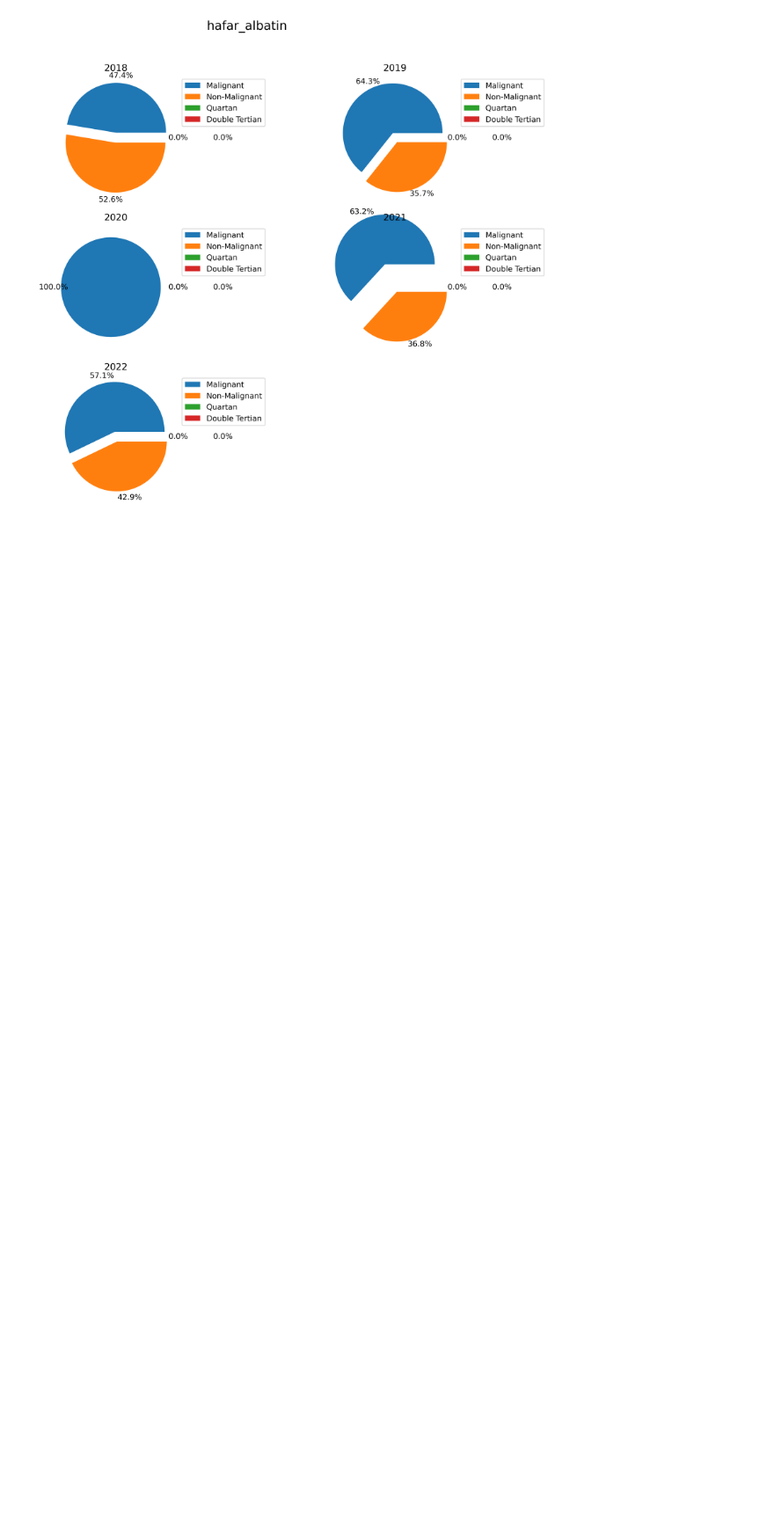
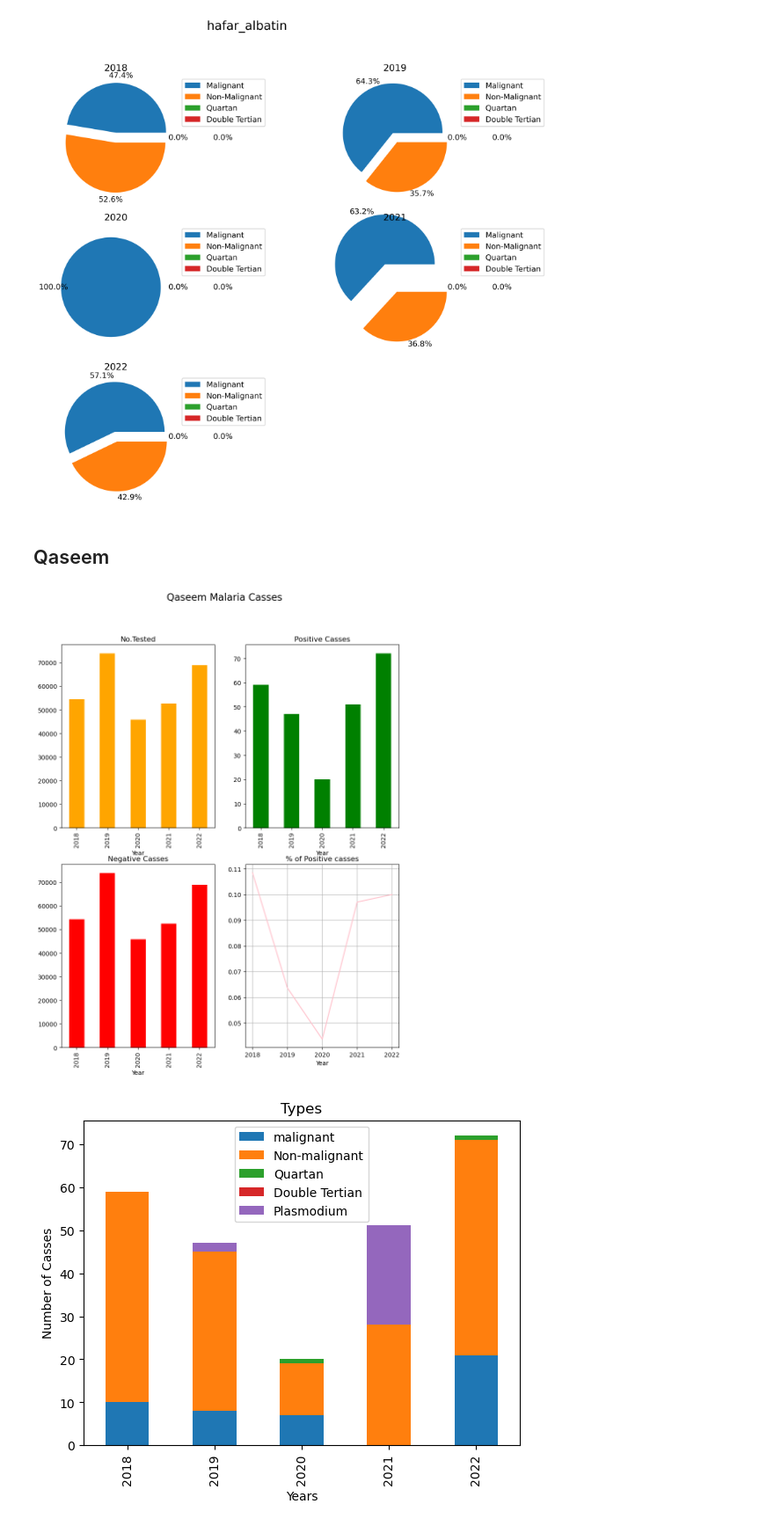
Before and after one commit to Ahmad-Noct/malariaKSA, a Jupyter notebook: main.ipynb, the cells around one changed output. Shown at 88% size. Drawn from its saved outputs; the diff is of its cells as text; code cells hidden in the pictures; blank space fills up the shorter version.

Commit message:
added qaseem

```diff
--- a/main.ipynb
+++ b/main.ipynb
@@ -359,3 +363,21 @@ hafar_albatindf.to_csv("province/hafar_albatin.csv")
+# %%
+qaseemdf = pd.DataFrame(columns=['No.Tested', 'Pos Casses',
+                                 'Neg Casses', '% of Pos',
+                                 'malignant', 'Non-malignant',
+                                 'Quartan', 'Double Tertian',
+                                 'Plasmodium', 'local',
+                                 'Introduced', 'Alien',
+                                 'Non-catagorized', 'regressive'])
+
+qaseemdf.loc['2018'] = df18.loc['Qaseem']
+qaseemdf.loc['2019'] = df19.loc['Qaseem']
+qaseemdf.loc['2020'] = df20.loc['Qaseem']
+qaseemdf.loc['2021'] = df21.loc['Qaseem']
+qaseemdf.loc['2022'] = df22.loc['Qaseem']
+
+qaseemdf = qaseemdf.fillna(0)
+
+qaseemdf.to_csv("province/qaseem.csv")
 # %% [markdown]
 # Visualizing each Province
 # %% [markdown]
@@ -722,3 +744,61 @@ fig.savefig('province_graph/hafar_albatinpie.png')
 [figure]
 [figure]
 [figure]
+# %% [markdown]
+## Qaseem
+# %%
+fig, axes = plt.subplots(figsize=(10,12), nrows=2, ncols=2)
+
+fig.suptitle('Qaseem Malaria Casses', fontsize=16)
+qaseemdf["No.Tested"].plot(ax=axes[0,0], kind='bar', color = 'orange'
+                            , xlabel = 'Year', title = 'No.Tested')
+qaseemdf["Pos Casses"].plot(ax=axes[0,1], kind='bar', color = 'Green'
+                            , xlabel = 'Year', title = 'Positive Casses')
+qaseemdf["Neg Casses"].plot(ax=axes[1,0], kind='bar', color = 'Red'
+                            , xlabel = 'Year', title = 'Negative Casses')
+qaseemdf["% of Pos"].plot(ax=axes[1,1], color = 'Pink'
+                            , xlabel = 'Year', title = '% of Positive casses', grid = True)
+fig.savefig('province_graph/qaseemsub.png')
+
+qaseemdf[['malignant','Non-malignant','Quartan','Double Tertian','Plasmodium']].plot(kind = 'bar', stacked = True, xlabel = 'Years' ,
+                                                                                    title = 'Types', ylabel = 'Number of Casses')
+plt.savefig('province_graph/qaseemcata.png')
+
+qaseemdf[['local','Alien','Non-catagorized']].plot(kind = 'bar', stacked = True, xlabel = 'Years' ,
+                                                                                    title = 'Types of Residency', ylabel = 'Number of Casses')
+plt.savefig('province_graph/qaseemtypes.png')
+
+labels = ['Malignant', 'Non-Malignant', 'Quartan', 'Double Tertian', 'Plasmodium']
+total = [4,3,2,81]
+fig = plt.figure(figsize=(12,10), dpi=400)
+fig.suptitle('qaseem', fontsize = 16)
+# ----------------------------
+ax1 = plt.subplot2grid((3,2),(0,0))
+plt.pie(qaseemdf.transpose()['2018'][4:8], autopct='%1.1f%%', pctdistance=1.15,explode=(0.1, 0.1, 1, 0.1), )
+plt.legend(labels, loc = "best", bbox_to_anchor = (1,1))
+plt.title('2018')
+
+ax1 = plt.subplot2grid((3,2),(0,1))
+plt.pie(qaseemdf.transpose()['2019'][4:8], autopct='%1.1f%%', pctdistance=1.15,explode=(0.1, 0.1, 1, 0.1), )
+plt.legend(labels, loc = "best", bbox_to_anchor = (1,1))
+plt.title('2019')
+
+ax1 = plt.subplot2grid((3,2),(1,0))
+plt.pie(qaseemdf.transpose()['2020'][4:8], autopct='%1.1f%%', pctdistance=1.15,explode=(0.1, 0.1, 1, 0.1), )
+plt.legend(labels, loc = "best", bbox_to_anchor = (1,1))
+plt.title('2020')
+
+ax1 = plt.subplot2grid((3,2),(1,1))
+plt.pie(qaseemdf.transpose()['2021'][4:8], autopct='%1.1f%%', pctdistance=1.15,explode=(0.5, 0.1, 1, 0.1), )
+plt.legend(labels, loc = "best", bbox_to_anchor = (1,1))
+plt.title('2021')
+
+ax1 = plt.subplot2grid((3,2),(2,0))
+plt.pie(qaseemdf.transpose()['2022'][4:8], autopct='%1.1f%%', pctdistance=1.15,explode=(0.1, 0.1, 1, 0.1), )
+plt.legend(labels, loc = "best", bbox_to_anchor = (1,1))
+plt.title('2022')
+
+fig.savefig('province_graph/qaseempie.png')
+# %% [output]
+[figure, added]
+[figure, added]
```
Also changed, not shown: parts of 3 cells of this notebook, 5 other files.
